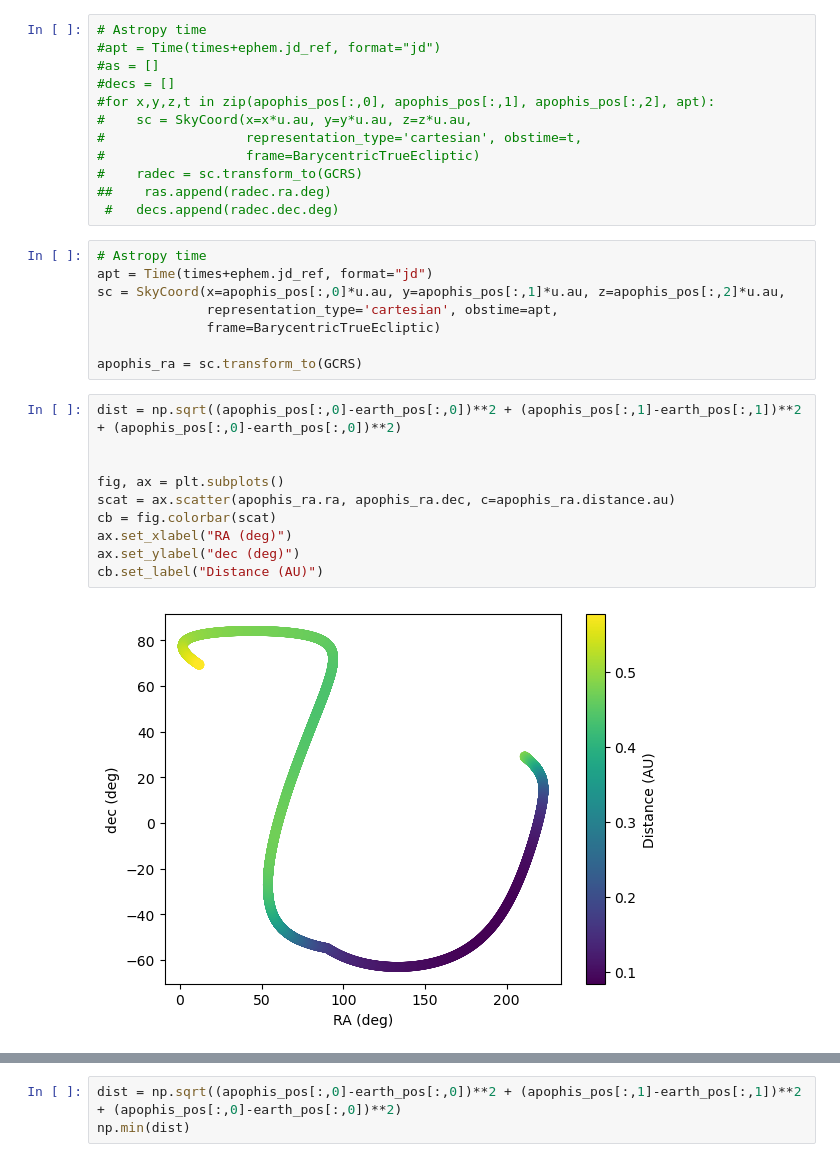
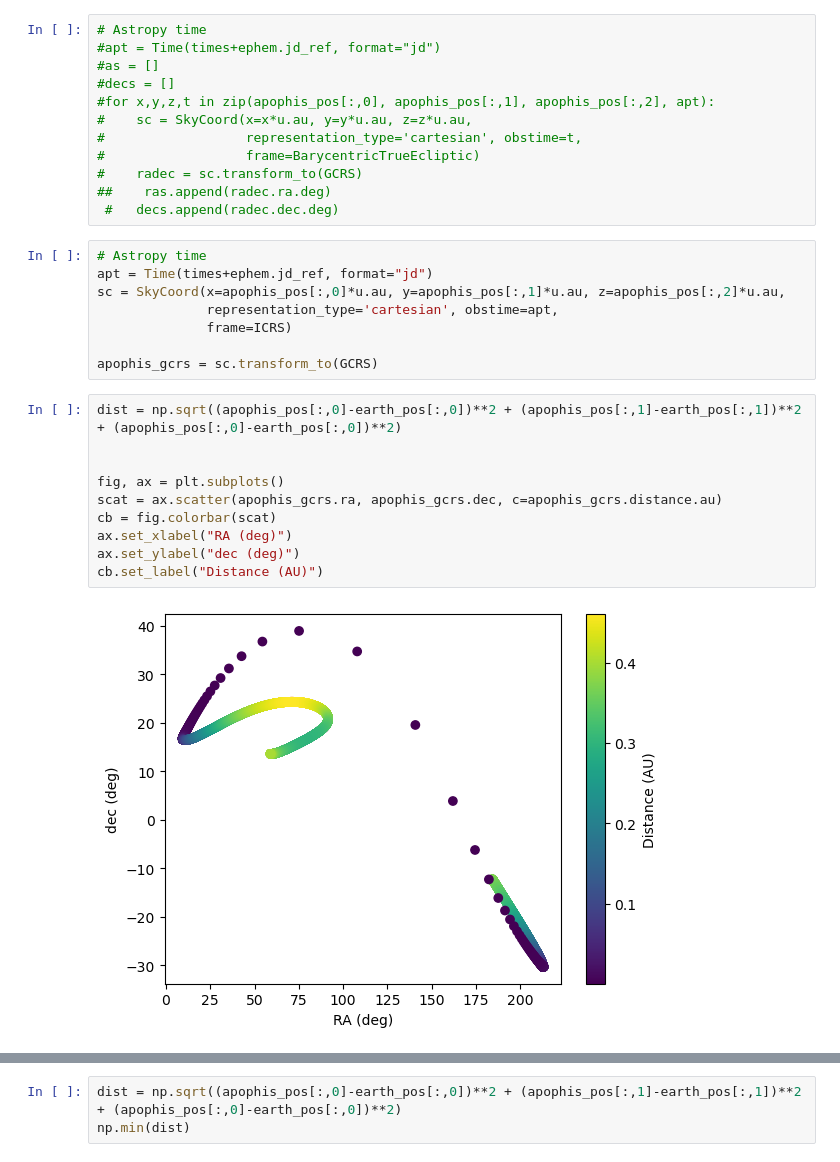
Before and after one commit to yoachim/25_scratch, a Jupyter notebook: assist/Apophis.ipynb, the cells around one changed output, grey strips where cells are left out. Drawn from its saved outputs; the diff is of its cells as text.

```diff
--- a/assist/Apophis.ipynb
+++ b/assist/Apophis.ipynb
@@ -123,18 +123,18 @@ from astropy.coordinates import get_body_barycentric, get_body
 apt = Time(times+ephem.jd_ref, format="jd")
 sc = SkyCoord(x=apophis_pos[:,0]*u.au, y=apophis_pos[:,1]*u.au, z=apophis_pos[:,2]*u.au,
               representation_type='cartesian', obstime=apt,
-              frame=BarycentricTrueEcliptic)
+              frame=ICRS)
 
-apophis_ra = sc.transform_to(GCRS)
+apophis_gcrs = sc.transform_to(GCRS)
 # %%
 dist = np.sqrt((apophis_pos[:,0]-earth_pos[:,0])**2 + (apophis_pos[:,1]-earth_pos[:,1])**2 + (apophis_pos[:,0]-earth_pos[:,0])**2)
 
 
 fig, ax = plt.subplots()
-scat = ax.scatter(apophis_ra.ra, apophis_ra.dec, c=apophis_ra.distance.au)
+scat = ax.scatter(apophis_gcrs.ra, apophis_gcrs.dec, c=apophis_gcrs.distance.au)
 cb = fig.colorbar(scat)
 ax.set_xlabel("RA (deg)")
 ax.set_ylabel("dec (deg)")
 cb.set_label("Distance (AU)")
 # %% [output]
-[figure, old version]
+[figure, new version]
```
Also changed, not shown: parts of 5 cells of this notebook, 2 other files.
